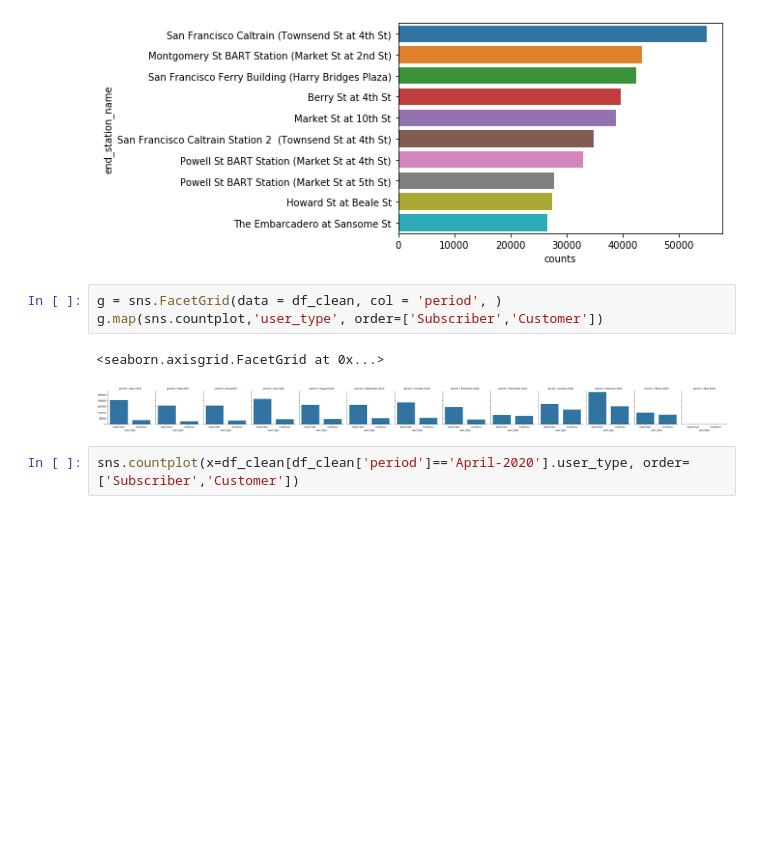
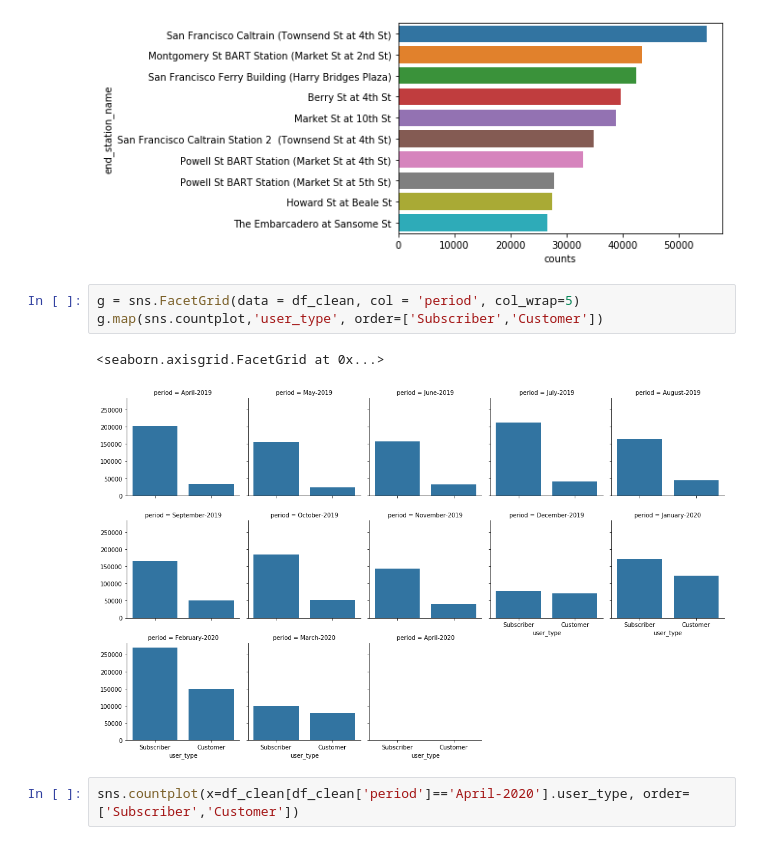
Before and after one commit to miniermatar/udacity_project_7_baywheels, a Jupyter notebook: exploration_template.ipynb, the cells around one changed output. Cells and saved outputs as stored; diff of their text form; blank space fills up the shorter version.

Commit message:
feat: Presentation graph selected

```diff
--- a/exploration_template.ipynb
+++ b/exploration_template.ipynb
@@ -317,11 +317,11 @@ sns.barplot(data=station_10_end,y='end_station_name',x='counts', order=station_1
 <matplotlib.axes._subplots.AxesSubplot at 0x...>
 [figure]
 # %%
-g = sns.FacetGrid(data = df_clean, col = 'period', )
+g = sns.FacetGrid(data = df_clean, col = 'period', col_wrap=5)
 g.map(sns.countplot,'user_type', order=['Subscriber','Customer'])
 # %% [output]
 <seaborn.axisgrid.FacetGrid at 0x...>
-[figure, old version]
+[figure, new version]
 # %%
 sns.countplot(x=df_clean[df_clean['period']=='April-2020'].user_type, order=['Subscriber','Customer'])
 # %% [output]
```
Also changed, not shown: parts of 25 cells of this notebook.
